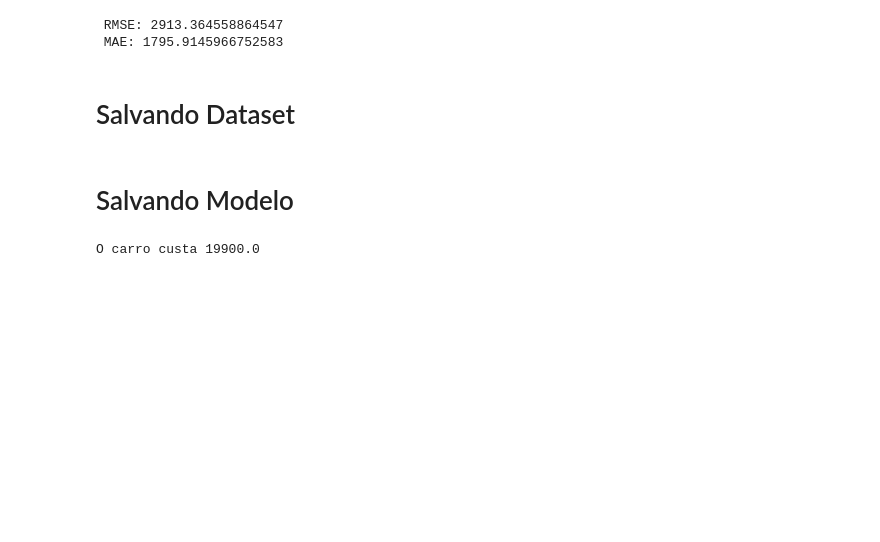
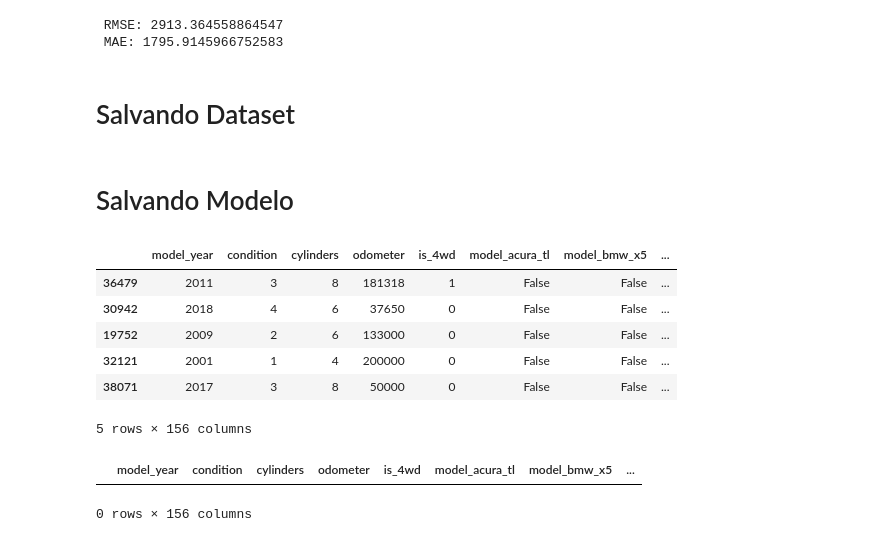
Before and after one commit to henriquetargino/Vehicles, a Jupyter notebook: notebooks/model.ipynb, the cells around one changed output. Cells and saved outputs as stored; diff of their text form; code cells hidden in the pictures; blank space fills up the shorter version.

```diff
--- a/notebooks/model.ipynb
+++ b/notebooks/model.ipynb
@@ -137,9 +159,19 @@ car_data.to_csv('model.csv')
 # Saving model to pickle file
 with open("predict.pkl", "wb") as file: # file is a variable for storing the newly created file, it can be anything.
     pickle.dump(model, file) # Dump function is used to write the object into the created file in byte format.
-# %%
-# The model has now been deserialized, next is to make use of it as you normally would.
-prediction = model_pkl.predict(features_test) # Passing in variables for prediction
-print("O carro custa",prediction[0]) # Printing result
-# %% [output]
-O carro custa 19900.0
+# %%
+features_train.head()
+# %% [output]
+|  | model_year | condition | cylinders | odometer | is_4wd | model_acura_tl | model_bmw_x5 | ... |
+| 36479 | 2011 | 3 | 8 | 181318 | 1 | False | False | ... |
+| 30942 | 2018 | 4 | 6 | 37650 | 0 | False | False | ... |
+| 19752 | 2009 | 2 | 6 | 133000 | 0 | False | False | ... |
+| 32121 | 2001 | 1 | 4 | 200000 | 0 | False | False | ... |
+| 38071 | 2017 | 3 | 8 | 50000 | 0 | False | False | ... |
+5 rows × 156 columns
+# %%
+dft = features_encoded.drop(features_encoded.index)
+dft.head()
+# %% [output]
+|  | model_year | condition | cylinders | odometer | is_4wd | model_acura_tl | model_bmw_x5 | ... |
+0 rows × 156 columns
```
Also changed, not shown: parts of 9 cells of this notebook, 3 other files.
